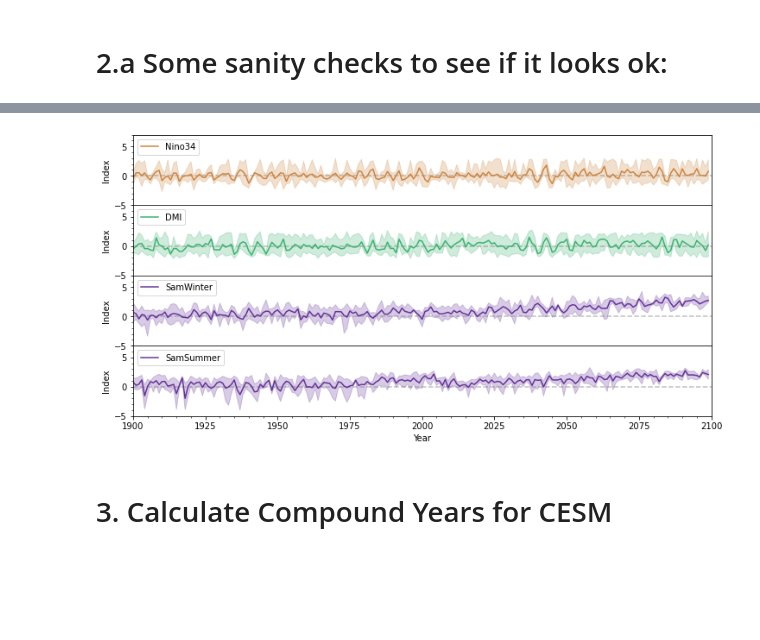
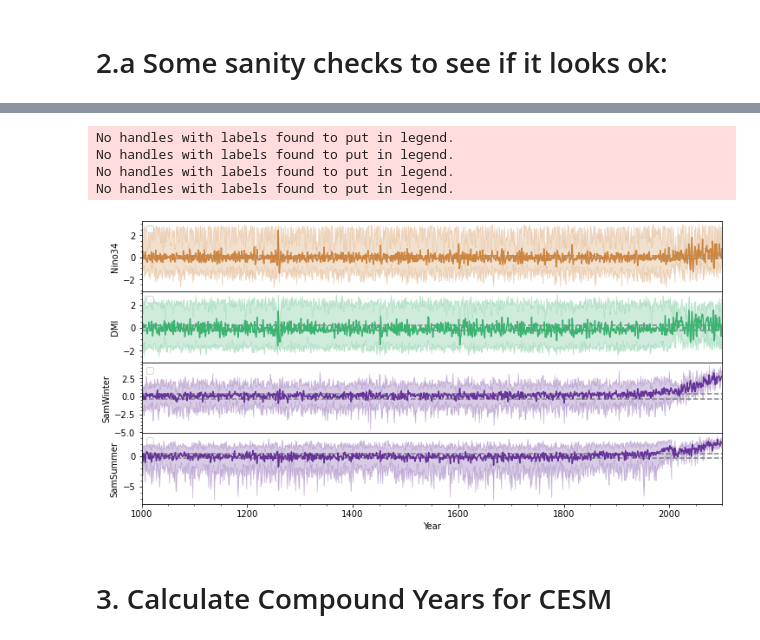
Before and after one commit to anton-seaice/compound, a Jupyter notebook: cesmIndeces.ipynb, the cells around one changed output, grey strips where cells are left out. Drawn from its saved outputs; the diff is of its cells as text; code cells hidden in the pictures; blank space fills up the shorter version.

```diff
--- a/cesmIndeces.ipynb
+++ b/cesmIndeces.ipynb
@@ -157,12 +157,12 @@ Data variables:
     westIONoDetrend         (experiment, year) float64 ...
     eastIONoDetrend         (experiment, year) float64 ...
 # %%
-toPlot=results['nino34'].rolling(year=30,center=True).std('year')
+toPlot=results['nino34'].rolling(year=30,center=True).mean('year')
 
 
 [
     toPlot.sel(experiment=iExp).plot()
-        for iExp in _model.cesmRcp85
+        for iExp in _model.cesmNoRepeats
 ]
 
 mean=toPlot.sel(experiment='0850cntl.001').mean()
@@ -181,47 +281,56 @@ plt.hlines([
 indexToPlot = ['nino34', 'dmi', 'samWinter', 'samSummer']
 labels = ['Nino34', 'DMI', 'SamWinter', 'SamSummer']
 colors = ['peru', 'mediumseagreen', 'rebeccapurple', 'rebeccapurple']
-lims = [(-4,4), [-4,4], [-4,4], [-4,4]]
 
 fig = plt.figure(figsize=(12,6))
 
 for i in range(4):
 
     #create a subplot (row, column, size)
     ax=fig.add_subplot(4,1,i+1)
 
     # plot the actual data
-    plotData=results[indexToPlot[i]].sel(experiment=_model.cesmRcp85)
+    plotData=results[indexToPlot[i]]#.sel(experiment=_model.cesmNoRepeats).rolling(year=30, min_periods=15, center=True).mean('year')
 
     #blue line for multi-experiment mean, and light blue shading between min and max
     plt.plot(
         plotData.year,
         plotData.mean('experiment').values,
-        label=labels[i],
+        #label=iExperiment,
         color=colors[i]
     )
+
+    plt.ylabel(labels[i])
     plt.legend(loc='upper left')
 
     #obsXr[indexToPlot[i]].plot(alpha=0.5, linestyle='-')
 
     plt.fill_between(
         plotData.year, plotData.min('experiment').values, plotData.max('experiment').values,
                      color=colors[i], alpha=0.25
     )
-    plt.xlim([1900,2100])
-    plt.ylim([-5,7])
+
+    mean=results[indexToPlot[i]].sel(experiment=_model.cesmCntl).rolling(year=30, min_periods=15, center=True).mean('year').mean().values
+    std=results[indexToPlot[i]].sel(experiment=_model.cesmCntl).rolling(year=30, min_periods=15, center=True).mean('year').std().values
+
+    plt.hlines([mean+1.96*std,mean-1.96*std],1000,2100, linestyles='dashed', color='grey')
+
+    plt.xlim([1000,2100])
+    #plt.ylim([-5,7])
     plt.minorticks_on()
-    plt.ylabel('Index')
     plt.xlabel('')
     ax.xaxis.set_visible(False)
-    plt.hlines(0,1900,2100, color='grey', linestyles='dashed', alpha=0.5)
 
 
 plt.subplots_adjust(hspace=0)
 plt.xlabel('Year')
 ax.xaxis.set_visible(True)
 # %% [output]
+No handles with labels found to put in legend.
+No handles with labels found to put in legend.
+No handles with labels found to put in legend.
+No handles with labels found to put in legend.
-[figure, old version]
+[figure, new version]
 # %% [markdown]
 # 3. Calculate Compound Years for CESM
 # %%
```
Also changed, not shown: parts of 3 cells of this notebook, 1 other file.
